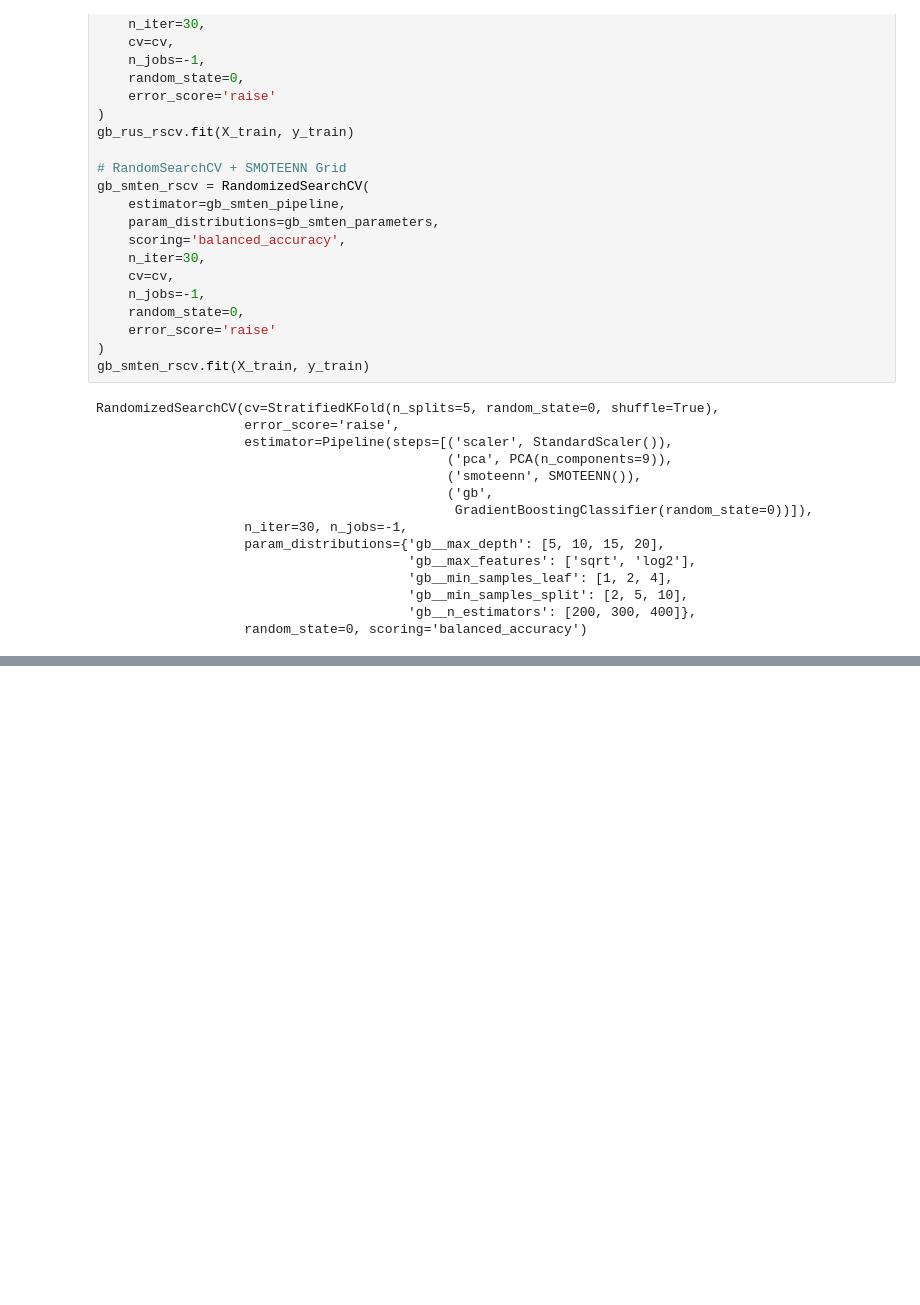
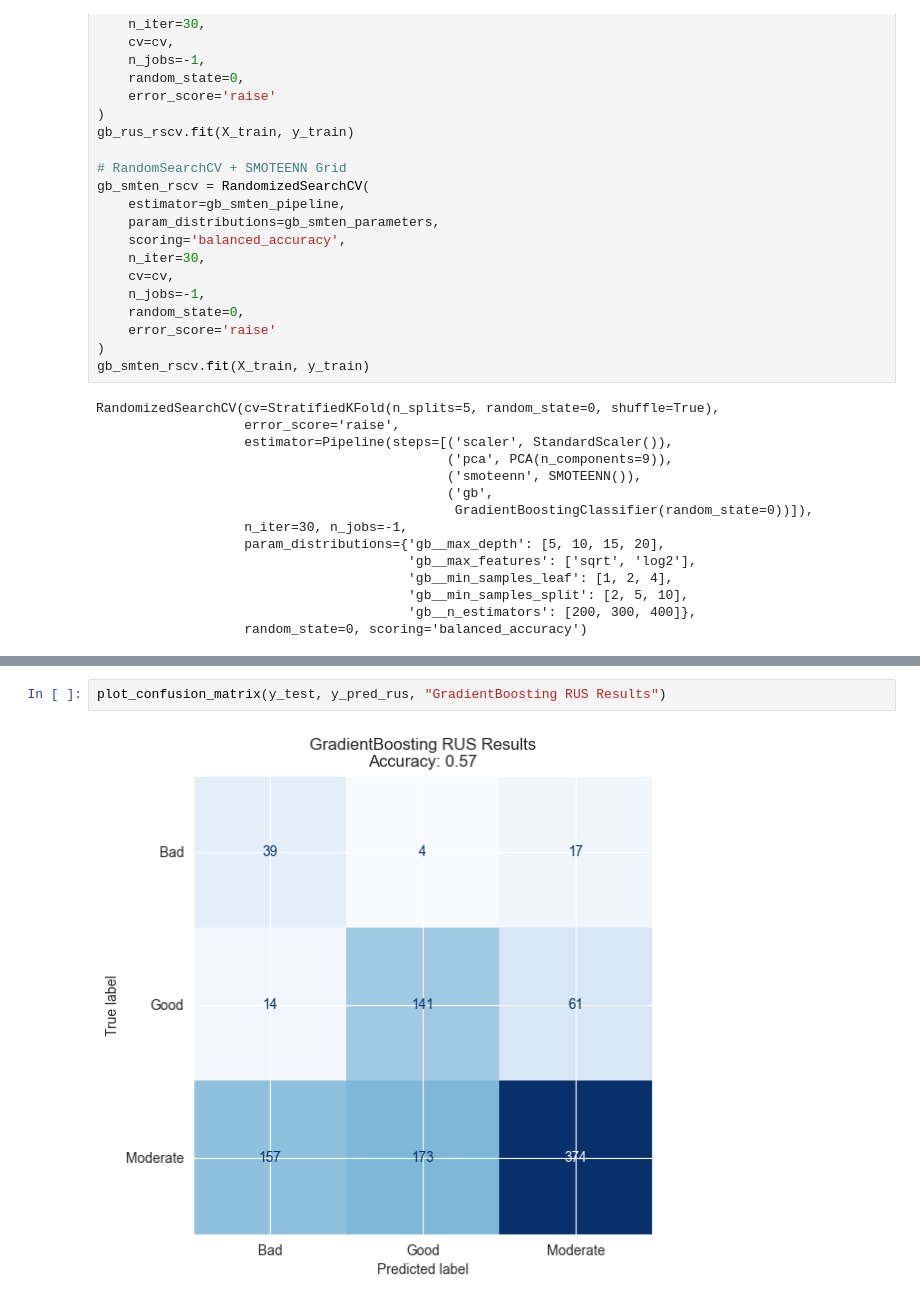
Before and after one commit to gps-stellar/Supervised-Classification-Regression, a Jupyter notebook: Winer-Recognition-Classification/Wine_Recognition_Classification.ipynb, the cells around one changed output, grey strips where cells are left out. Saved outputs shown, nothing was run; the diff lists cells and outputs as text; blank space fills up the shorter version.

```diff
--- a/Winer-Recognition-Classification/Wine_Recognition_Classification.ipynb
+++ b/Winer-Recognition-Classification/Wine_Recognition_Classification.ipynb
@@ -472,0 +490,4 @@ RandomizedSearchCV(cv=StratifiedKFold(n_splits=5, random_state=0, shuffle=True),
+# %%
+plot_confusion_matrix(y_test, y_pred_rus, "GradientBoosting RUS Results")
+# %% [output]
+[figure, added]
```
Also changed, not shown: parts of 4 cells of this notebook.
